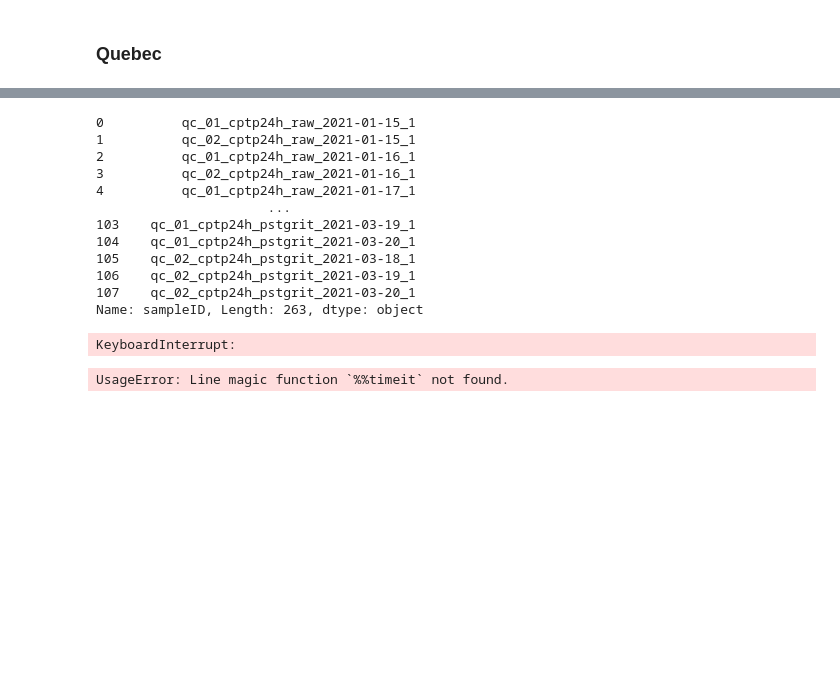
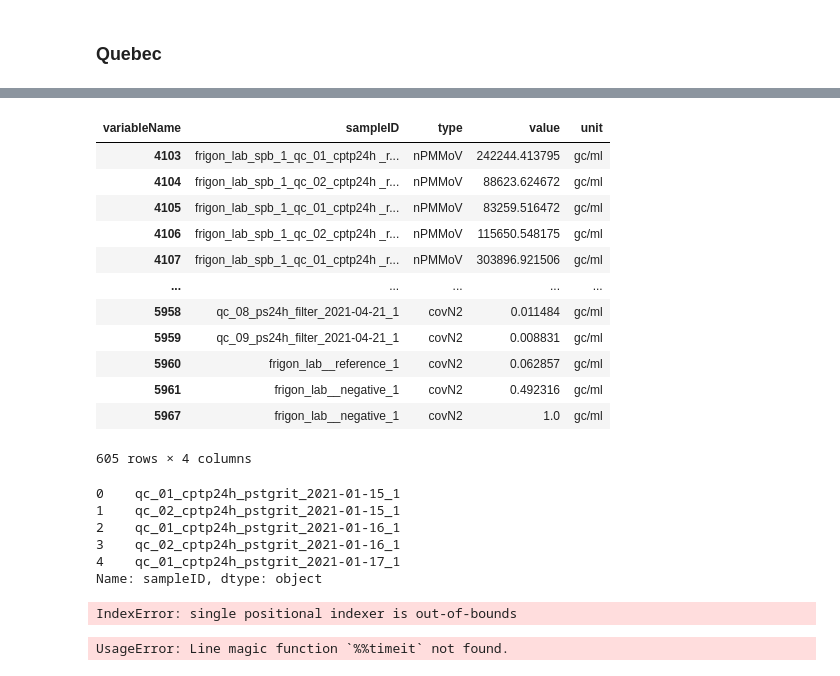
Before and after one commit to modelEAU/ODM-Import, a Jupyter notebook: notebooks/mcgill_sheet.ipynb, the cells around one changed output, grey strips where cells are left out. Drawn from its saved outputs; the diff is of its cells as text; code cells hidden in the pictures; blank space fills up the shorter version.

```diff
--- a/notebooks/mcgill_sheet.ipynb
+++ b/notebooks/mcgill_sheet.ipynb
@@ -58,7 +30,10 @@ lab_data = "/Users/jeandavidt/Desktop/latest-data/CentrEau-COVID_Resultats_Quebe
 static_data = "/Users/jeandavidt/Desktop/latest-data/Ville de Quebec - All data - v1.1.xlsx"
 mapping = path_to_parser_help + "mcgill_map.csv"
 sheet_name = "QC Data Daily Samples (McGill)"
-lab_id = "modeleau_lab"
+lab_id = "frigon_lab"
 start_date = "2021-01-01"
 end_date = None
-qc_lab_data = load_from_mcgill(lab_data, static_data, mapping, sheet_name, lab_id, start_date=start_date, end_date=end_date)
+qc_lab = mcgill_mapper.McGillMapper()
+qc_lab.read(lab_data, static_data, sheet_name, lab_id)
+qc_odm = odm.Odm()
+qc_odm.load_from(qc_lab)
@@ -75,18 +40,29 @@ qc_lab_data.ww_measure.head()
+# %%
+ww = qc_lab.ww_measure
+ww.loc[ww["type"].isin(["covN2", "nPMMoV"]) & ww["unit"].isin(["gc/ml"]), ["sampleID", "type", "value", "unit"]]
+# %% [output]
+| variableName | sampleID | type | value | unit |
+| 4103 | frigon_lab_spb_1_qc_01_cptp24h _r... | nPMMoV | 242244.413795 | gc/ml |
+| 4104 | frigon_lab_spb_1_qc_02_cptp24h _r... | nPMMoV | 88623.624672 | gc/ml |
+| 4105 | frigon_lab_spb_1_qc_01_cptp24h _r... | nPMMoV | 83259.516472 | gc/ml |
+| 4106 | frigon_lab_spb_1_qc_02_cptp24h _r... | nPMMoV | 115650.548175 | gc/ml |
+| 4107 | frigon_lab_spb_1_qc_01_cptp24h _r... | nPMMoV | 303896.921506 | gc/ml |
+| ... | ... | ... | ... | ... |
+| 5958 | qc_08_ps24h_filter_2021-04-21_1 | covN2 | 0.011484 | gc/ml |
+| 5959 | qc_09_ps24h_filter_2021-04-21_1 | covN2 | 0.008831 | gc/ml |
+| 5960 | frigon_lab__reference_1 | covN2 | 0.062857 | gc/ml |
+| 5961 | frigon_lab__negative_1 | covN2 | 0.492316 | gc/ml |
+| 5967 | frigon_lab__negative_1 | covN2 | 1.0 | gc/ml |
+605 rows × 4 columns
 # %%
 qc_lab_data.sample["sampleID"].head()
 # %% [output]
-0          qc_01_cptp24h_raw_2021-01-15_1
-1          qc_02_cptp24h_raw_2021-01-15_1
-2          qc_01_cptp24h_raw_2021-01-16_1
-3          qc_02_cptp24h_raw_2021-01-16_1
-4          qc_01_cptp24h_raw_2021-01-17_1
-                      ...
-103    qc_01_cptp24h_pstgrit_2021-03-19_1
-104    qc_01_cptp24h_pstgrit_2021-03-20_1
-105    qc_02_cptp24h_pstgrit_2021-03-18_1
-106    qc_02_cptp24h_pstgrit_2021-03-19_1
-107    qc_02_cptp24h_pstgrit_2021-03-20_1
-Name: sampleID, Length: 263, dtype: object
+0    qc_01_cptp24h_pstgrit_2021-01-15_1
+1    qc_02_cptp24h_pstgrit_2021-01-15_1
+2    qc_01_cptp24h_pstgrit_2021-01-16_1
+3    qc_02_cptp24h_pstgrit_2021-01-16_1
+4    qc_01_cptp24h_pstgrit_2021-01-17_1
+Name: sampleID, dtype: object
 # %%
 bad_samples = [
     "qc_01_cptp24h_pstgrit_2021-02-12_1",
@@ -141,7 +116,9 @@ def get_normalized_data(odm_data, site_id):
     unit_filt = (measures["unit"] == "gc/ml")
     quality_filt = (measures["qualityFlag"] == False)
     measures = measures.loc[sample_filt & viral_filt & unit_filt & quality_filt, ["sampleID", "type", "value"]]
-    measures["sampleDate"] = measures["sampleID"].apply(date_from_sample_id)
+    samples = odm_data.sample
+    measures["sampleDate"] = measures["sampleID"].apply(
+        lambda row: date_from_sample_id(row, samples))
     measures = measures.drop_duplicates(subset=["sampleID", "type"])
     measures = measures.pivot(index=["sampleID", "sampleDate"], columns="type", values="value")
     if "covN2" not in measures.columns:
@@ -203,9 +180,7 @@ def get_cases_from_ledevoir(region_name, start_date=None, end_date=None):
     end_date = pd.to_datetime(end_date)
     response = requests.get("https://ledevoir-coronavirus.herokuapp.com/api/v2/reports/ca/qc")
     j = json.loads(response.text)
-    region_codes = {}
-    for i in range(len(j["regions"])):
-        region_codes[j["regions"][i]["name"]] = i
+    region_codes = {j["regions"][i]["name"]: i for i in range(len(j["regions"]))}
     region_code = region_codes[region_name]
     cases = pd.DataFrame(j["regions"][region_code]["data"])
     cases["date"] = pd.to_datetime(cases["date"])
@@ -245,16 +220,15 @@ def get_site_name(odm_data, site_id):
     site_rows = sites.loc[sites["siteID"].str.lower() == str(site_id).lower()]
     if len(site_rows) > 1:
         return ""
-    else:
-        first_row =  site_rows.iloc[0]
-        return first_row.loc["name"]
+    first_row =  site_rows.iloc[0]
+    return first_row.loc["name"]
 
 region="Capitale-Nationale"
-sites = ["qc_01", "qc_02"]
+sites = ["QC_1.0", "QC_2.0"]
 max_norm = 0.2
 qc_graph = create_graph(qc_lab_data, region, sites, max_norm)
 # %% [output]
-KeyboardInterrupt:
+IndexError: single positional indexer is out-of-bounds
 # %%
 path_to_parser_help = "../Data/Lab/McGill/Final/"
 lab_data = "/Users/jeandavidt/Desktop/latest-data/CentrEau-COVID_Resultats_Montreal_final.xlsx"
```
Also changed, not shown: parts of 4 cells of this notebook, 12 other files.
